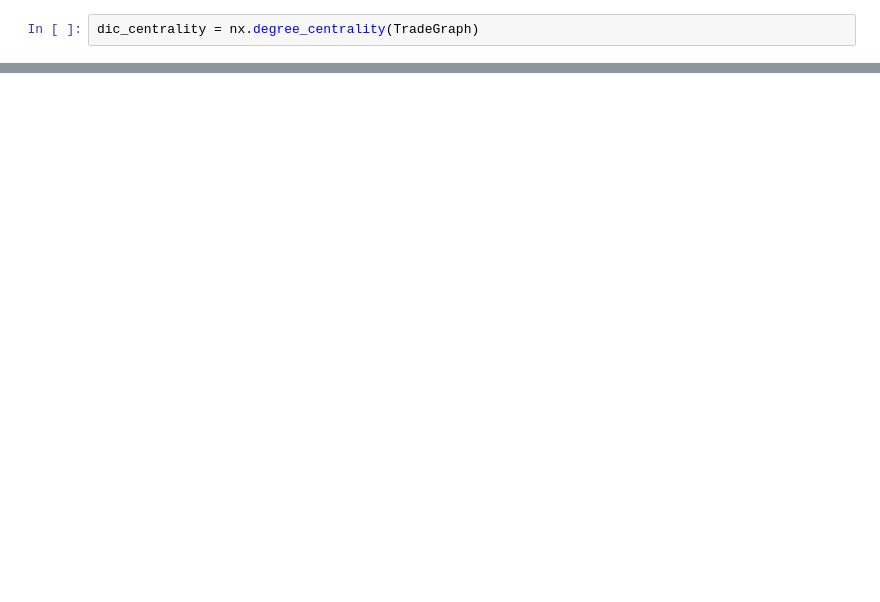
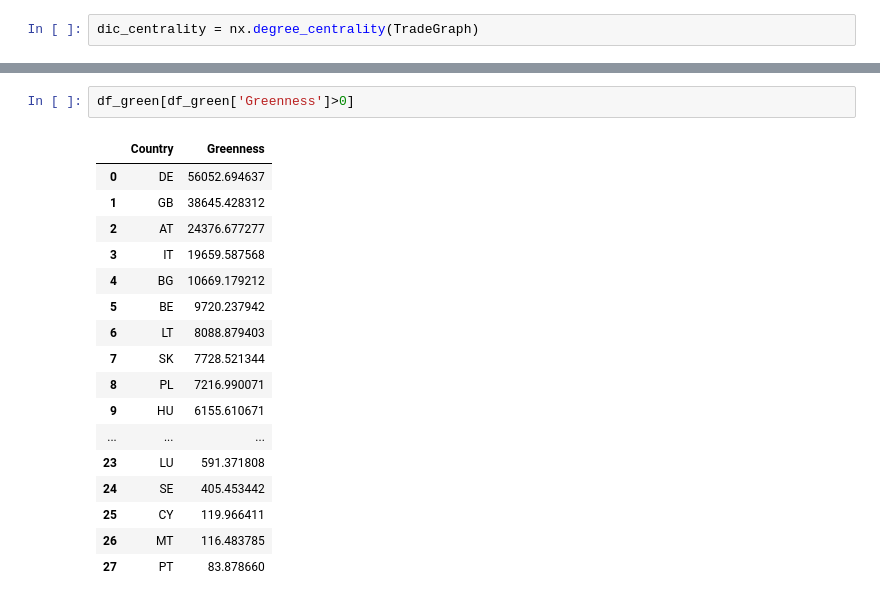
Before and after one commit to istat-methodology/coding-lab, a Jupyter notebook: sta-py/Comext Open Data.ipynb, the cells around one changed output, grey strips where cells are left out. Cells and saved outputs as stored; diff of their text form; blank space fills up the shorter version.

```diff
--- a/sta-py/Comext Open Data.ipynb
+++ b/sta-py/Comext Open Data.ipynb
@@ -542,0 +636,20 @@ df_green
+# %%
+df_green[df_green['Greenness']>0]
+# %% [output]
+|  | Country | Greenness |
+| 0 | DE | 56052.694637 |
+| 1 | GB | 38645.428312 |
+| 2 | AT | 24376.677277 |
+| 3 | IT | 19659.587568 |
+| 4 | BG | 10669.179212 |
+| 5 | BE | 9720.237942 |
+| 6 | LT | 8088.879403 |
+| 7 | SK | 7728.521344 |
+| 8 | PL | 7216.990071 |
+| 9 | HU | 6155.610671 |
+| ... | ... | ... |
+| 23 | LU | 591.371808 |
+| 24 | SE | 405.453442 |
+| 25 | CY | 119.966411 |
+| 26 | MT | 116.483785 |
+| 27 | PT | 83.878660 |
```
Also changed, not shown: parts of 14 cells of this notebook.
